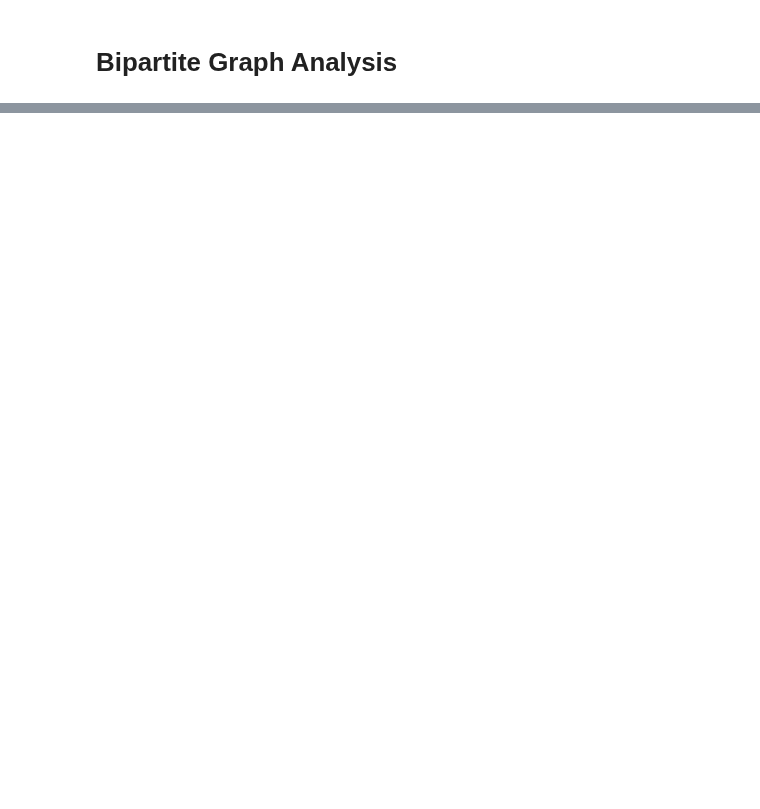
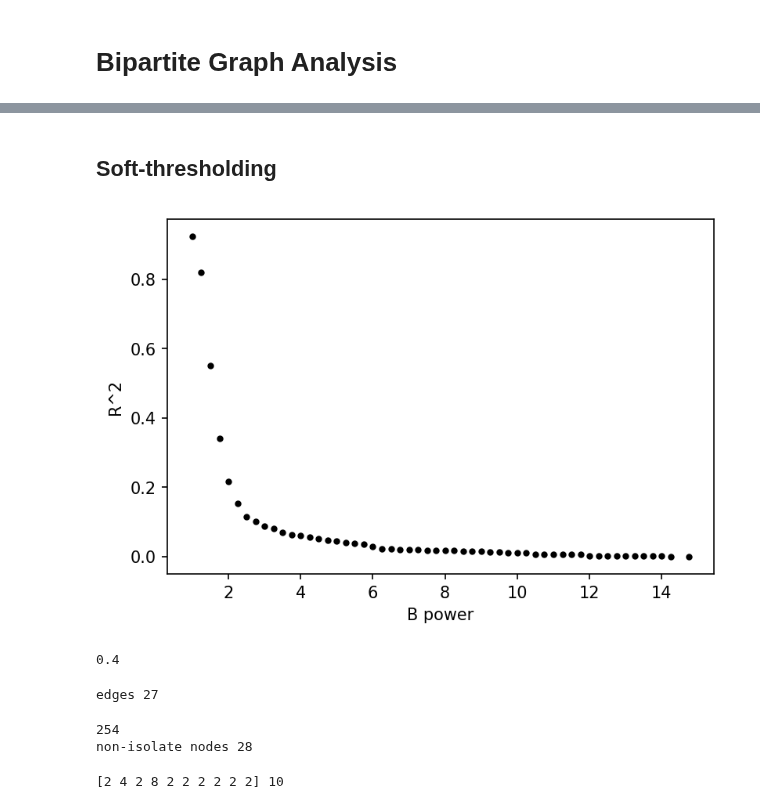
Before and after one commit to JonnyTran/microRNA-Lung-Cancer-Associations, a Jupyter notebook: notebooks/LUSC to clusters.ipynb, the cells around one changed output, grey strips where cells are left out. Drawn from its saved outputs; the diff is of its cells as text; code cells hidden in the pictures; blank space fills up the shorter version.

```diff
--- a/notebooks/LUSC to clusters.ipynb
+++ b/notebooks/LUSC to clusters.ipynb
@@ -232,0 +344,58 @@ edges 0
+# %% [markdown]
+## Soft-thresholding
+# %%
+B = np.arange(1,15,0.25)
+r_sqrs = []
+
+for b in B:
+    k_power = b
+    samples = np.power(cosine_adj, k_power)
+
+    cosine_adj_hist = np.histogram(samples, bins=200)
+    cosine_adj_hist_dist = scipy.stats.rv_histogram(cosine_adj_hist)
+    c = np.log10(samples)
+    d = np.log10(cosine_adj_hist_dist.pdf(samples))
+
+    d_ = d[np.where(c != -np.inf)]
+    d_ = d_[np.where(d_ != -np.inf)]
+    c_ = c[np.where(d != -np.inf)]
+    c_ = c_[np.where(c_ != -np.inf)]
+
+    r_sqr = scipy.stats.pearsonr(c_, d_)
+    r_sqr = r_sqr[0]*r_sqr[0]
+    r_sqrs.append(r_sqr)
+
+# print B[np.argmax(r_sqrs)]
+plt.figure(dpi=150)
+plt.scatter(x=B, y=r_sqrs, marker='.', c="black")
+plt.ylabel("R^2")
+plt.xlabel("B power")
+plt.show()
+# %% [output]
+[figure, added]
+# %%
+# threshold = np.percentile(np.power(cosine_adj,3), 60)
+threshold = 0.4
+print threshold
+# %% [output]
+0.4
+# %%
+k_power = 1
+cosine_adj_sq = scipy.spatial.distance.squareform(np.power(cosine_adj, k_power))
+cosine_adj_sq[np.where(cosine_adj_sq < threshold)] = 0
+m = nx.from_numpy_matrix(cosine_adj_sq, create_using=nx.Graph())
+m = nx.relabel_nodes(m, {index: miRNA for (index, miRNA) in enumerate(miRNAs_nodes)})
+print "edges", len(m.edges())
+# %% [output]
+edges 27
+# %%
+print len(set(m))
+m.remove_nodes_from(list(nx.isolates(m)))
+print "non-isolate nodes", len(set(m))
+layout = nx.spring_layout(m,
+                          weight='weight',
+                          k=10.1/np.sqrt(g.number_of_nodes()),
+                          iterations=50)
+# %% [output]
+254
+non-isolate nodes 28
@@ -232,0 +450,22 @@ edges 0
+# %%
+centrality =\
+    nx.algorithms.centrality.betweenness_centrality(m)
+# first element are nodes again
+_, nodes_centrality = zip(*sorted(centrality.items()))
+max_centrality = max(nodes_centrality)
+nodes_source.add([7 + 10 * t / max_centrality
+                  for t in nodes_centrality],
+                 'centrality')
+
+import community # python-louvain
+partition = community.best_partition(m, weight="weight")
+p_, nodes_community = zip(*sorted(partition.items()))
+nodes_source.add(nodes_community, 'community')
+community_colors = ['#e41a1c','#377eb8','#4daf4a','#984ea3','#ff7f00','#ffff33','#a65628', '#b3cde3','#ccebc5','#decbe4','#fed9a6','#ffffcc','#e5d8bd','#fddaec','#1b9e77','#d95f02','#7570b3','#e7298a','#66a61e','#e6ab02','#a6761d','#666666']
+nodes_source.add([community_colors[t % len(community_colors)]
+                  for t in nodes_community],
+                 'community_color')
+
+print np.bincount(partition.values()), len(np.unique(partition.values()))
+# %% [output]
+[2 4 2 8 2 2 2 2 2 2] 10
```
Also changed, not shown: parts of 25 cells of this notebook, 2 other files.
